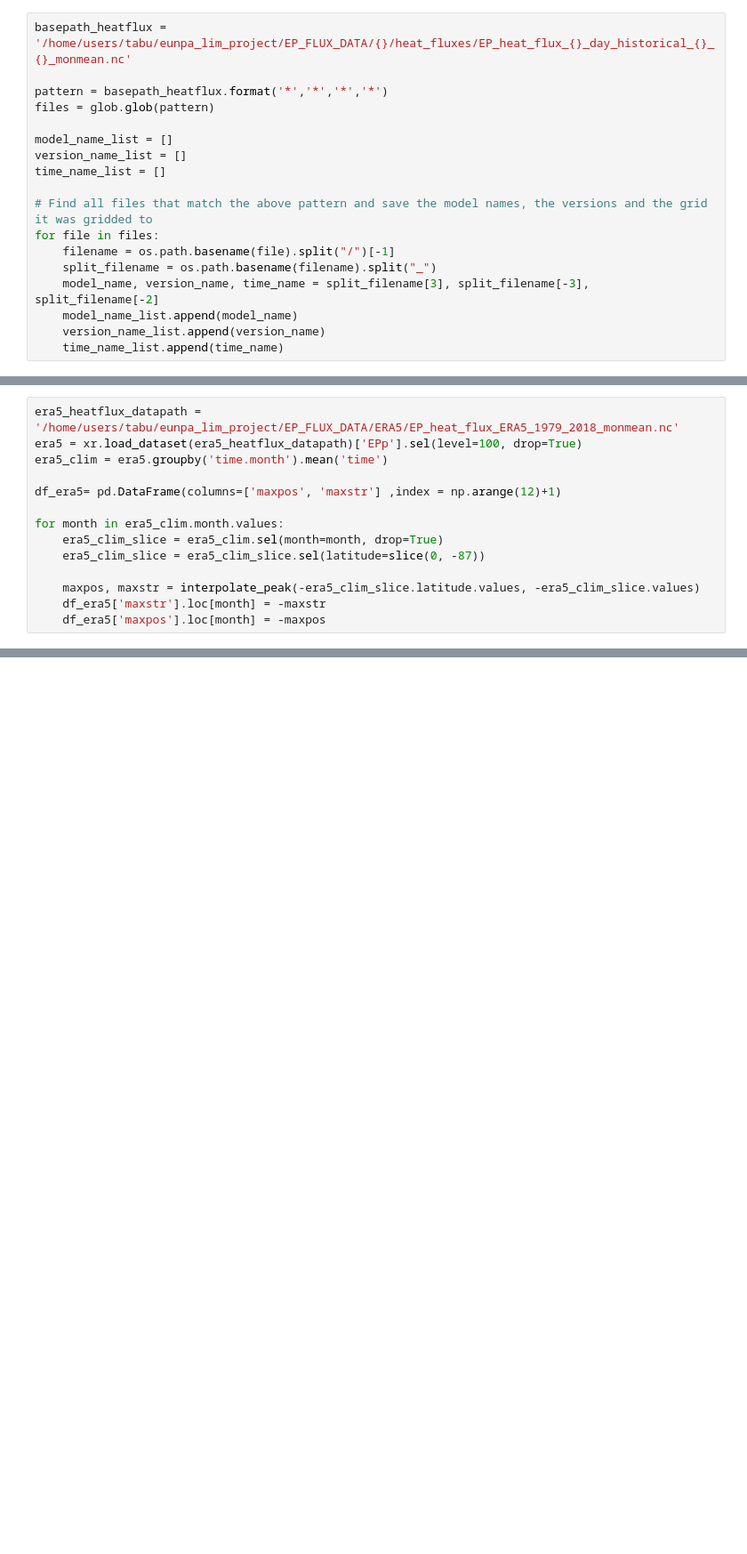
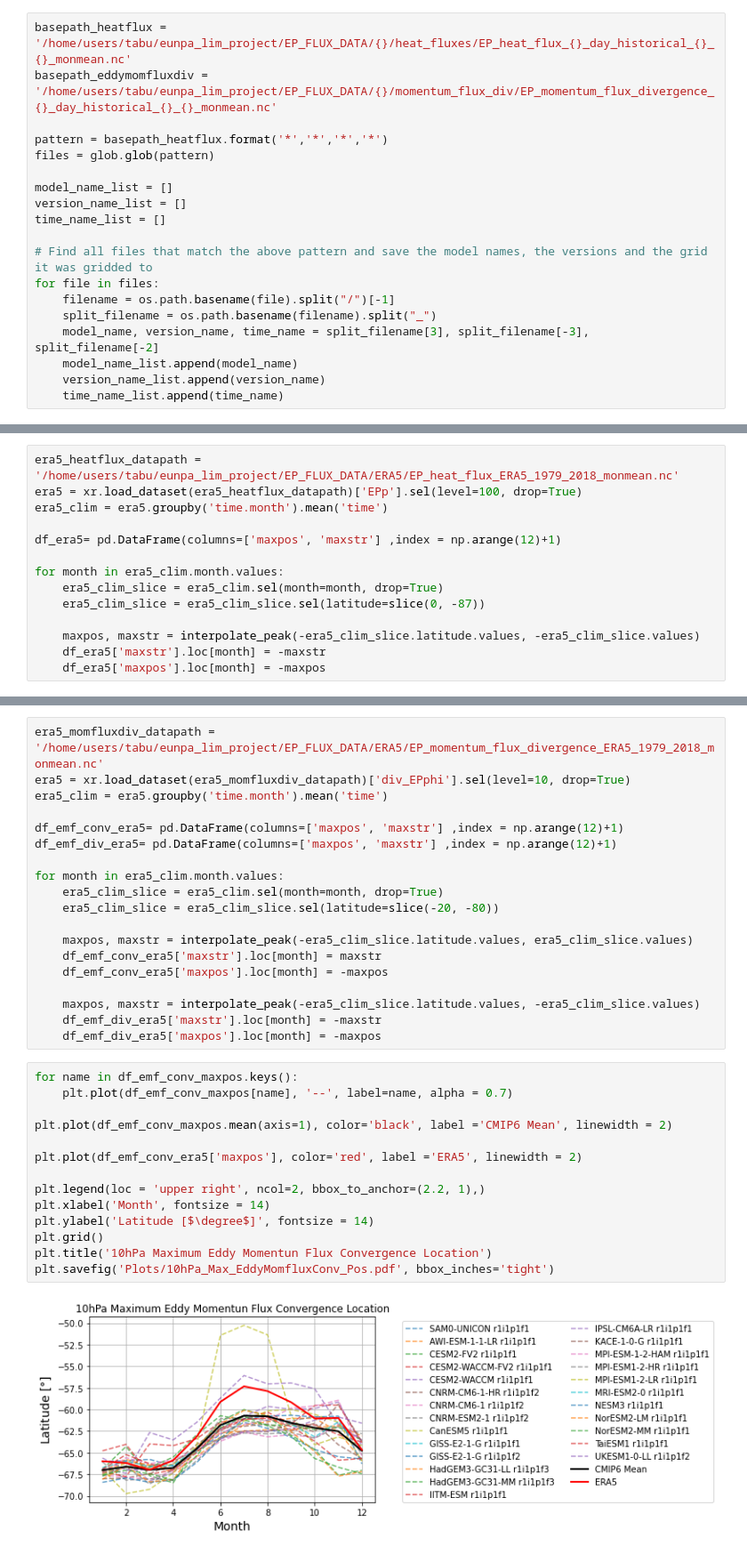
Before and after one commit to jumin94/stratosphere_cmip6, a Jupyter notebook: HeatFlux100hPa.ipynb, the cells around one changed output, grey strips where cells are left out. Shown at 89% size. Drawn from its saved outputs; the diff is of its cells as text; blank space fills up the shorter version.

Commit message:
Added Plots for 10hPa EddyMomentumFluxConvergence

```diff
--- a/HeatFlux100hPa.ipynb
+++ b/HeatFlux100hPa.ipynb
@@ -35,6 +34,7 @@ def interpolate_peak(x, y):
     return x_peak, y_peak
 # %%
 basepath_heatflux = '/home/users/tabu/eunpa_lim_project/EP_FLUX_DATA/{}/heat_fluxes/EP_heat_flux_{}_day_historical_{}_{}_monmean.nc'
+basepath_eddymomfluxdiv = '/home/users/tabu/eunpa_lim_project/EP_FLUX_DATA/{}/momentum_flux_div/EP_momentum_flux_divergence_{}_day_historical_{}_{}_monmean.nc'
 
 pattern = basepath_heatflux.format('*','*','*','*')
 files = glob.glob(pattern)
@@ -115,0 +154,35 @@ plt.title('100 hPa Maximum Eddy Heat Flux Strength')
+# %%
+era5_momfluxdiv_datapath = '/home/users/tabu/eunpa_lim_project/EP_FLUX_DATA/ERA5/EP_momentum_flux_divergence_ERA5_1979_2018_monmean.nc'
+era5 = xr.load_dataset(era5_momfluxdiv_datapath)['div_EPphi'].sel(level=10, drop=True)
+era5_clim = era5.groupby('time.month').mean('time')
+
+df_emf_conv_era5= pd.DataFrame(columns=['maxpos', 'maxstr'] ,index = np.arange(12)+1)
+df_emf_div_era5= pd.DataFrame(columns=['maxpos', 'maxstr'] ,index = np.arange(12)+1)
+
+for month in era5_clim.month.values:
+    era5_clim_slice = era5_clim.sel(month=month, drop=True)
+    era5_clim_slice = era5_clim_slice.sel(latitude=slice(-20, -80))
+
+    maxpos, maxstr = interpolate_peak(-era5_clim_slice.latitude.values, era5_clim_slice.values)
+    df_emf_conv_era5['maxstr'].loc[month] = maxstr
+    df_emf_conv_era5['maxpos'].loc[month] = -maxpos
+
+    maxpos, maxstr = interpolate_peak(-era5_clim_slice.latitude.values, -era5_clim_slice.values)
+    df_emf_div_era5['maxstr'].loc[month] = -maxstr
+    df_emf_div_era5['maxpos'].loc[month] = -maxpos
+# %%
+for name in df_emf_conv_maxpos.keys():
+    plt.plot(df_emf_conv_maxpos[name], '--', label=name, alpha = 0.7)
+
+plt.plot(df_emf_conv_maxpos.mean(axis=1), color='black', label ='CMIP6 Mean', linewidth = 2)
+
+plt.plot(df_emf_conv_era5['maxpos'], color='red', label ='ERA5', linewidth = 2)
+
+plt.legend(loc = 'upper right', ncol=2, bbox_to_anchor=(2.2, 1),)
+plt.xlabel('Month', fontsize = 14)
+plt.ylabel('Latitude [$\degree$]', fontsize = 14)
+plt.grid()
+plt.title('10hPa Maximum Eddy Momentun Flux Convergence Location')
+plt.savefig('Plots/10hPa_Max_EddyMomfluxConv_Pos.pdf', bbox_inches='tight')
+# %% [output]
+[figure, added]
```
Also changed, not shown: parts of 9 cells of this notebook.
